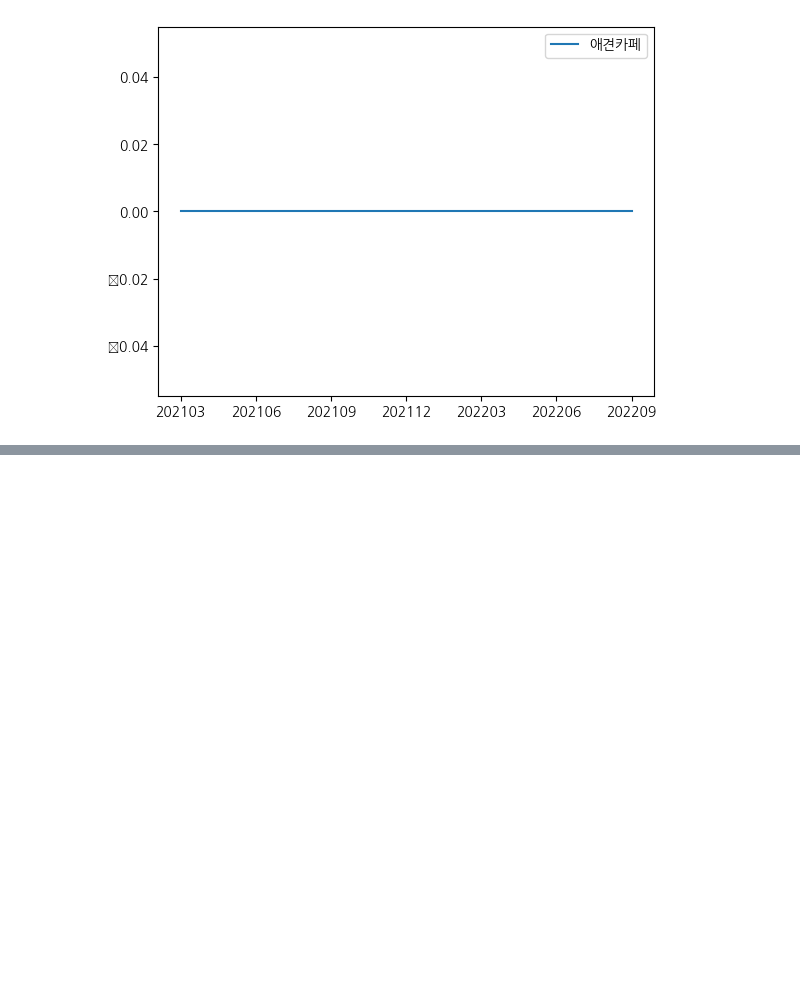
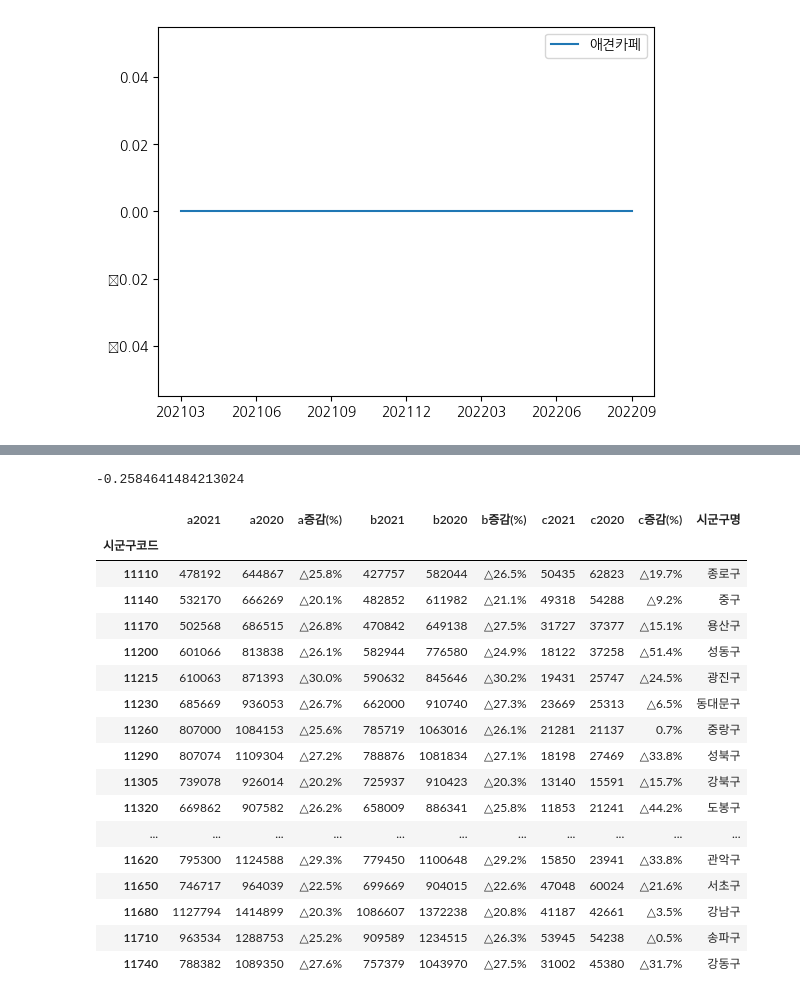
Before and after one commit to seuyon0101/aiffel_datathon, a Jupyter notebook: 소상공인데이터 상권 데이터 EDA.ipynb, the cells around one changed output, grey strips where cells are left out. Saved outputs shown, nothing was run; the diff lists cells and outputs as text; code cells hidden in the pictures; blank space fills up the shorter version.

```diff
--- a/소상공인데이터 상권 데이터 EDA.ipynb
+++ b/소상공인데이터 상권 데이터 EDA.ipynb
@@ -664,0 +747,20 @@ set(dfs['도로명'].str[-1])
+# %%
+header = list('구분 a2021 a2020 a증감(%) b2021 b2020 b증감(%) c2021 c2020 c증감(%)'.split(' '))
+# %%
+budget_df = pd.DataFrame()
+for i in budget :
+    t_= pd.DataFrame(data=[i.split(' ')])
+    budget_df= pd.concat([budget_df,t_],axis=0)
+budget_df.columns = header
+# %%
+budget_df = pd.merge(budget_df, reg_code, left_on='구분', right_on='시군구명')
+budget_df.set_index('시군구코드', inplace=True)
+budget_df.drop(columns = ['구분'], inplace =True)
+# %%
+bcol = list(budget_df.columns)
+per=['a증감(%)','b증감(%)','c증감(%)', '시군구명']
+incol = list(set(bcol) - set(per))
+for i in incol :
+    budget_df[i]=budget_df[i].apply(lambda x : int(x.replace(',','')))
+
+budget_df.info()
@@ -664,0 +785,25 @@ set(dfs['도로명'].str[-1])
+# %%
+(478192-644867)/644867
+# %% [output]
+-0.2584641484213024
+# %%
+budget_df
+# %% [output]
+|  | a2021 | a2020 | a증감(%) | b2021 | b2020 | b증감(%) | c2021 | c2020 | c증감(%) | 시군구명 |
+| 시군구코드 |  |  |  |  |  |  |  |  |  |  |
+| 11110 | 478192 | 644867 | △25.8% | 427757 | 582044 | △26.5% | 50435 | 62823 | △19.7% | 종로구 |
+| 11140 | 532170 | 666269 | △20.1% | 482852 | 611982 | △21.1% | 49318 | 54288 | △9.2% | 중구 |
+| 11170 | 502568 | 686515 | △26.8% | 470842 | 649138 | △27.5% | 31727 | 37377 | △15.1% | 용산구 |
+| 11200 | 601066 | 813838 | △26.1% | 582944 | 776580 | △24.9% | 18122 | 37258 | △51.4% | 성동구 |
+| 11215 | 610063 | 871393 | △30.0% | 590632 | 845646 | △30.2% | 19431 | 25747 | △24.5% | 광진구 |
+| 11230 | 685669 | 936053 | △26.7% | 662000 | 910740 | △27.3% | 23669 | 25313 | △6.5% | 동대문구 |
+| 11260 | 807000 | 1084153 | △25.6% | 785719 | 1063016 | △26.1% | 21281 | 21137 | 0.7% | 중랑구 |
+| 11290 | 807074 | 1109304 | △27.2% | 788876 | 1081834 | △27.1% | 18198 | 27469 | △33.8% | 성북구 |
+| 11305 | 739078 | 926014 | △20.2% | 725937 | 910423 | △20.3% | 13140 | 15591 | △15.7% | 강북구 |
+| 11320 | 669862 | 907582 | △26.2% | 658009 | 886341 | △25.8% | 11853 | 21241 | △44.2% | 도봉구 |
+| ... | ... | ... | ... | ... | ... | ... | ... | ... | ... | ... |
+| 11620 | 795300 | 1124588 | △29.3% | 779450 | 1100648 | △29.2% | 15850 | 23941 | △33.8% | 관악구 |
+| 11650 | 746717 | 964039 | △22.5% | 699669 | 904015 | △22.6% | 47048 | 60024 | △21.6% | 서초구 |
+| 11680 | 1127794 | 1414899 | △20.3% | 1086607 | 1372238 | △20.8% | 41187 | 42661 | △3.5% | 강남구 |
+| 11710 | 963534 | 1288753 | △25.2% | 909589 | 1234515 | △26.3% | 53945 | 54238 | △0.5% | 송파구 |
+| 11740 | 788382 | 1089350 | △27.6% | 757379 | 1043970 | △27.5% | 31002 | 45380 | △31.7% | 강동구 |
```
Also changed, not shown: parts of 95 cells of this notebook, 8 other files.
